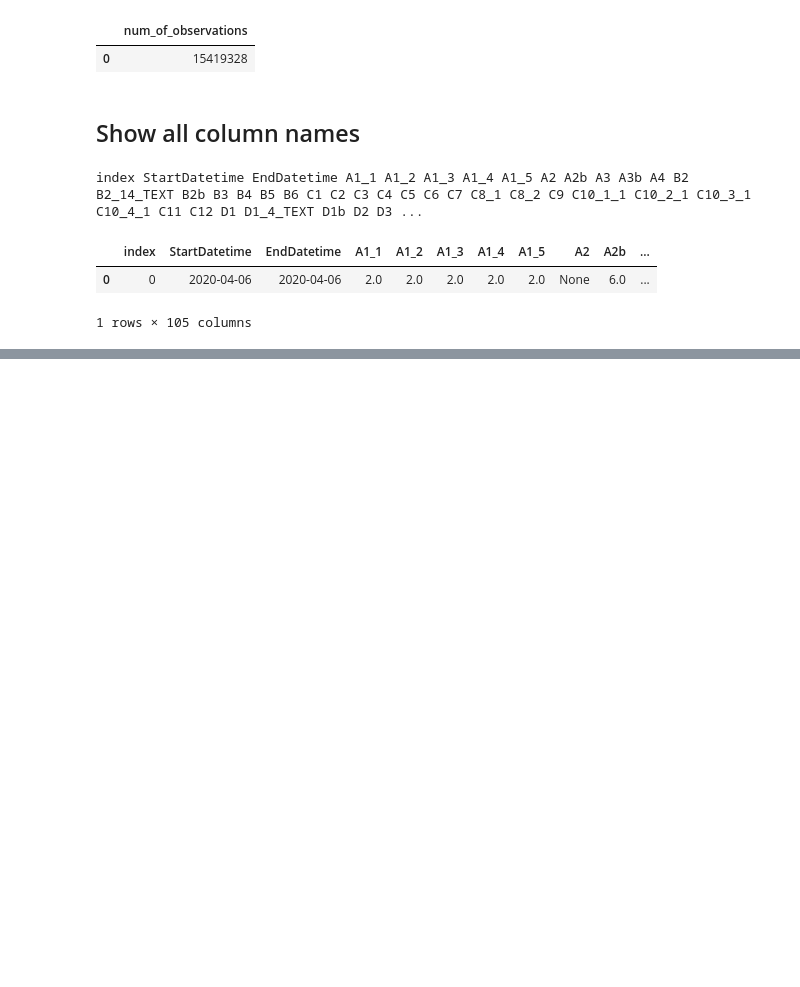
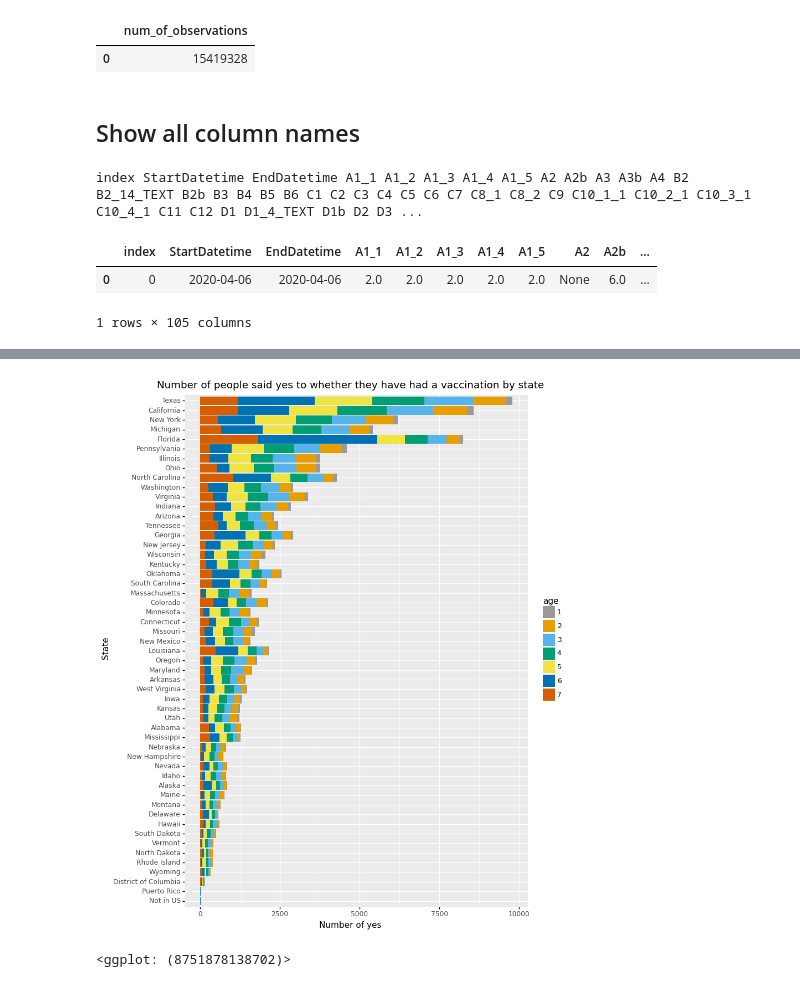
Before and after one commit to hdt-modeling/hdt-forecast, a Jupyter notebook: fb-survey/notebook/fb-explore.ipynb, the cells around one changed output, grey strips where cells are left out. Saved outputs shown, nothing was run; the diff lists cells and outputs as text; code cells hidden in the pictures; blank space fills up the shorter version.

```diff
--- a/fb-survey/notebook/fb-explore.ipynb
+++ b/fb-survey/notebook/fb-explore.ipynb
@@ -68,0 +147,29 @@ view
+# %%
+# Get a quick view on the data
+query = """
+    SELECT a.state_name, s.age , s.num_of_yes
+    FROM (SELECT A3b as State, D2 as age, COUNT(*) as num_of_yes
+    FROM survey
+    WHERE wave >= 6 AND V1 = 1.0 AND State != "NaN" AND D2 != "NaN"
+    GROUP BY A3b, D2) s
+    INNER JOIN area a
+    WHERE s.State = a.state_id
+    ORDER BY s.num_of_yes ASC;
+"""
+view = pd.read_sql_query(query, engine)
+# %%
+# Cast the float to str
+view["age"]= view["age"].astype(int).astype(str)
+# %%
+# Plot a bar chart
+cbPalette = ["#999999", "#E69F00", "#56B4E9", "#009E73", "#F0E442", "#0072B2", "#D55E00", "#CC79A7"]
+(p9.ggplot(view, p9.aes(x='reorder(state_name, num_of_yes)', y='num_of_yes', fill="age"))
+ + p9.geom_bar(stat = "identity")
+ + p9.coord_flip()
+ + p9.scale_fill_manual(values=cbPalette)
+ + p9.labs(y='Number of yes', x='State', title='Number of people said yes to whether they have had a vaccination by state')
+ + p9.theme(figure_size=(8, 12))
+)
+# %% [output]
+[figure, added]
+<ggplot: (8751878138702)>
```
Also changed, not shown: parts of 19 cells of this notebook, 2 other files.
